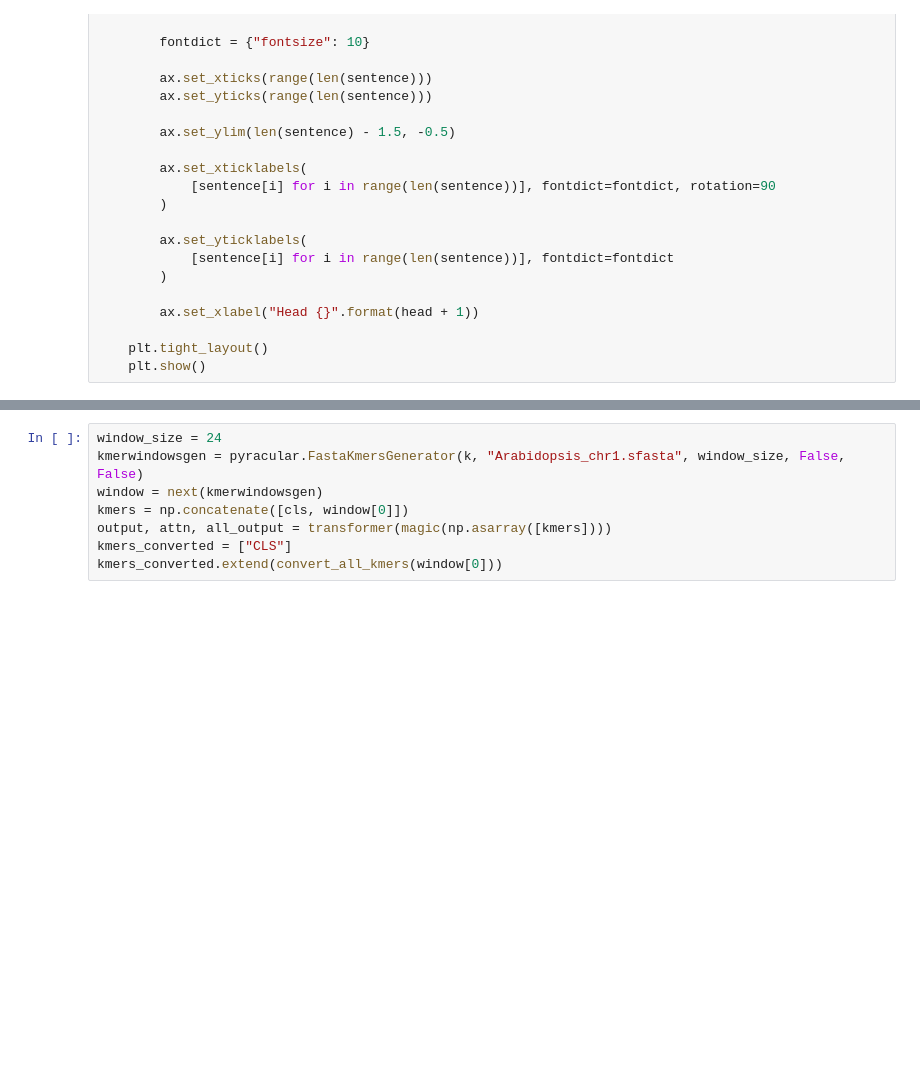
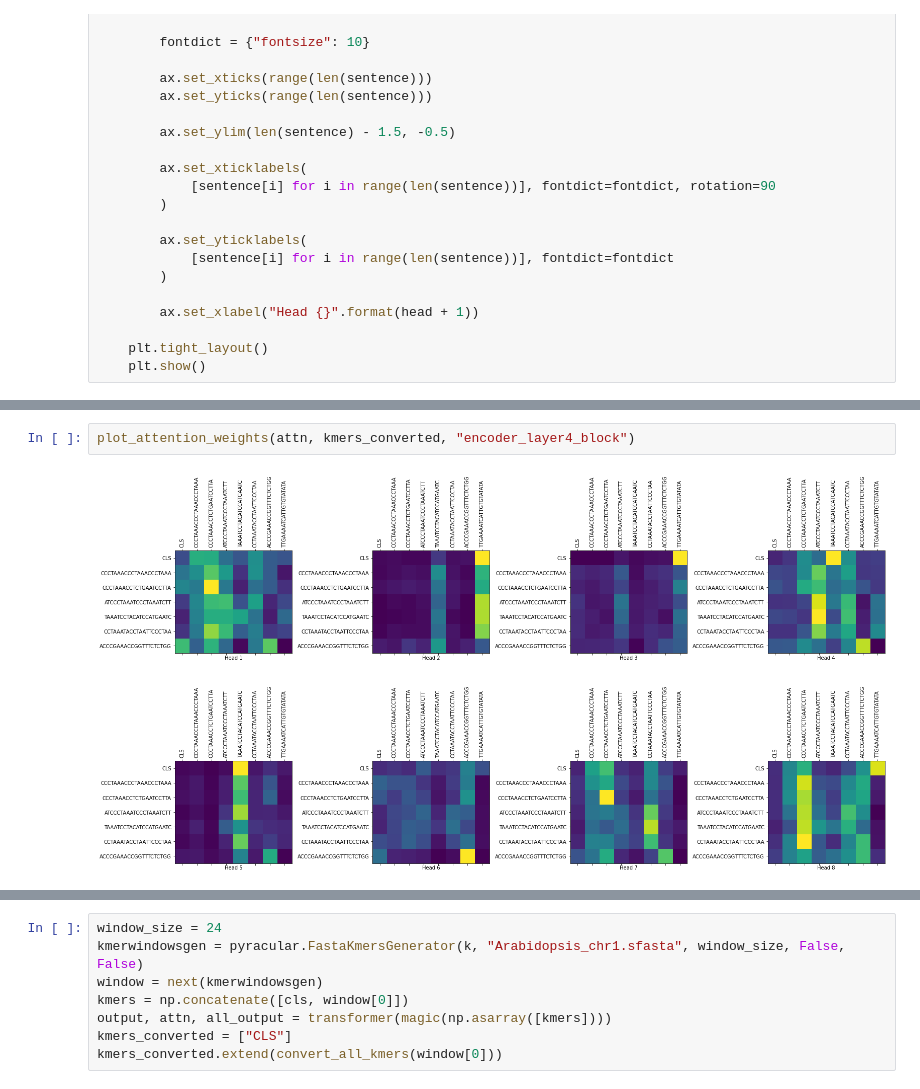
Before and after one commit to jguhlin/beaker, a Jupyter notebook: BioBeaker_Initial_Notebook_Playground.ipynb, the cells around one changed output, grey strips where cells are left out. Drawn from its saved outputs; the diff is of its cells as text; blank space fills up the shorter version.

```diff
--- a/BioBeaker_Initial_Notebook_Playground.ipynb
+++ b/BioBeaker_Initial_Notebook_Playground.ipynb
@@ -414,0 +508,4 @@ def plot_attention_weights(attention, sentence, layer):
+# %%
+plot_attention_weights(attn, kmers_converted, "encoder_layer4_block")
+# %% [output]
+[figure, added]
```
Also changed, not shown: parts of 26 cells of this notebook.
